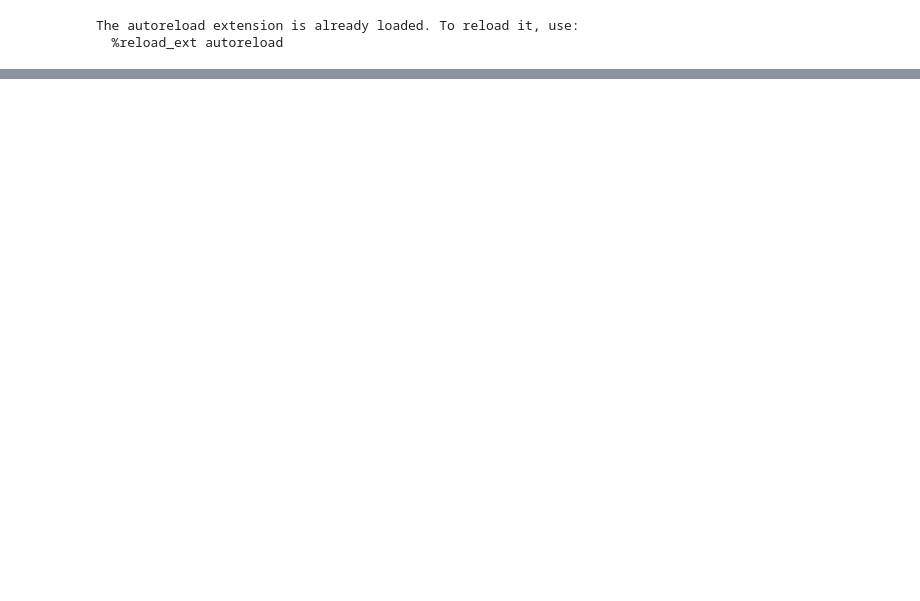
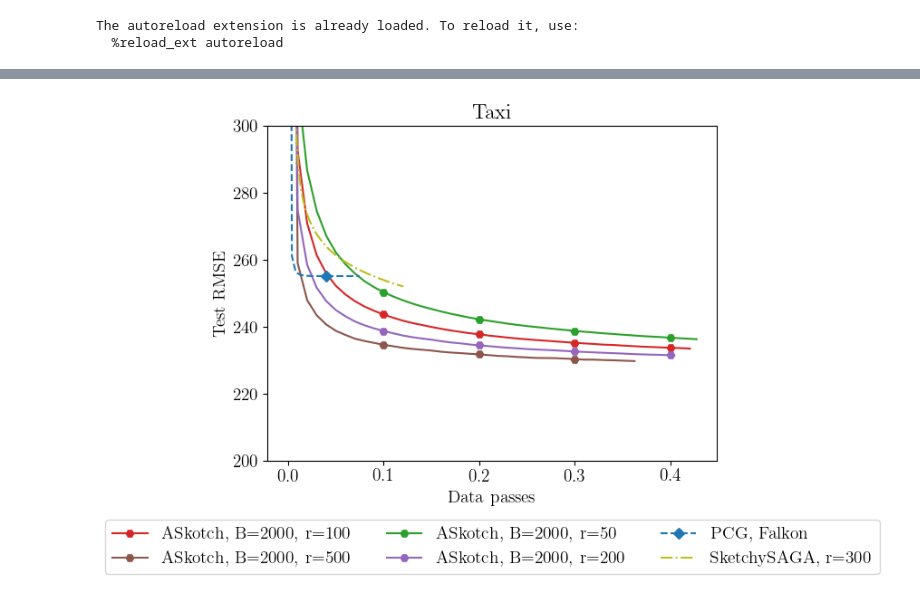
Before and after one commit to aliceitmushuk/fast_krr_alisver, a Jupyter notebook: src/plotting/taxi.ipynb, the cells around one changed output, grey strips where cells are left out. Cells and saved outputs as stored; diff of their text form; code cells hidden in the pictures; blank space fills up the shorter version.

```diff
--- a/src/plotting/taxi.ipynb
+++ b/src/plotting/taxi.ipynb
@@ -62,0 +65,4 @@ plot_runs(all_runs, hparams_to_label, "test_rmse", "time", [200, 300], "Taxi")
+# %%
+plot_runs(all_runs, hparams_to_label, "test_rmse", "datapasses", [200, 300], "Taxi")
+# %% [output]
+[figure, added]
```
Also changed, not shown: parts of 5 cells of this notebook, 1 other file.
